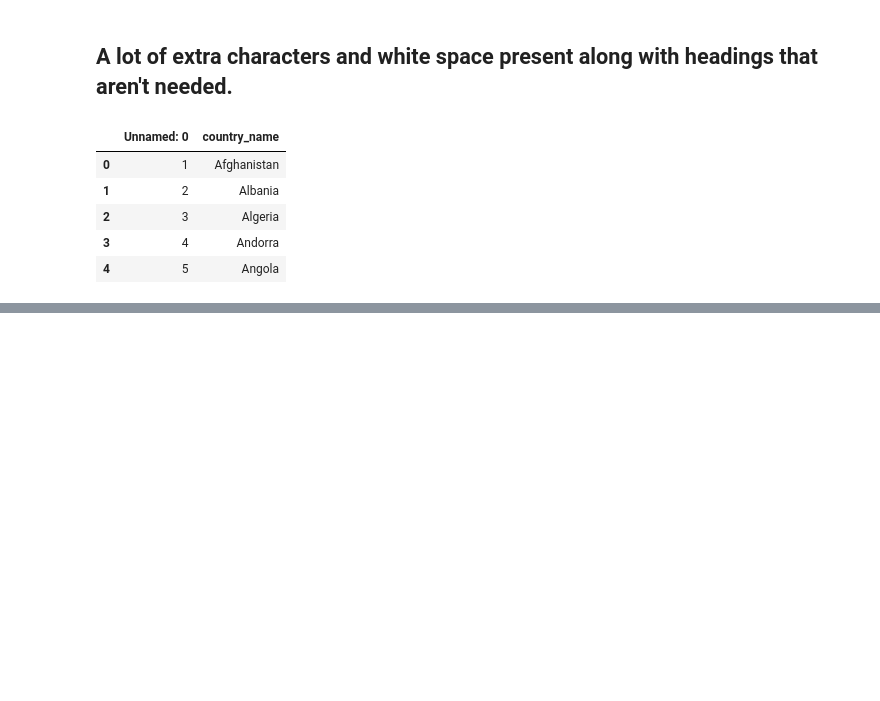
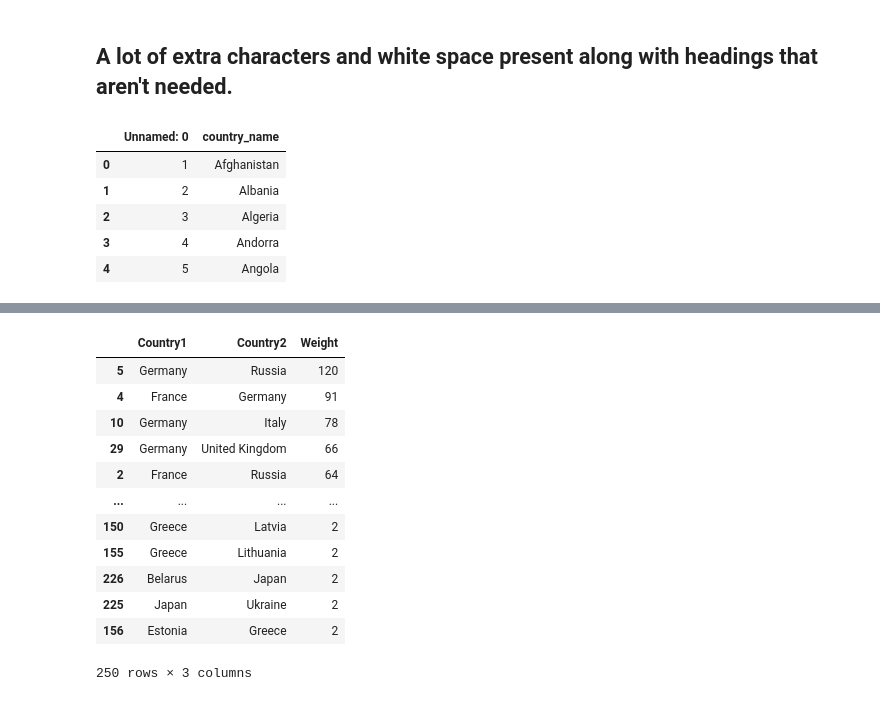
Before and after one commit to CardenCooper/20th-century, a Jupyter notebook: Exercise_1.6.ipynb, the cells around one changed output, grey strips where cells are left out. Saved outputs shown, nothing was run; the diff lists cells and outputs as text; code cells hidden in the pictures; blank space fills up the shorter version.

```diff
--- a/Exercise_1.6.ipynb
+++ b/Exercise_1.6.ipynb
@@ -182,2 +278,18 @@ relationship_df = relationship_df.groupby(["source","target"], as_index=False).s
+# %%
+relationship_df
+# %% [output]
+|  | Country1 | Country2 | Weight |
+| 5 | Germany | Russia | 120 |
+| 4 | France | Germany | 91 |
+| 10 | Germany | Italy | 78 |
+| 29 | Germany | United Kingdom | 66 |
+| 2 | France | Russia | 64 |
+| ... | ... | ... | ... |
+| 150 | Greece | Latvia | 2 |
+| 155 | Greece | Lithuania | 2 |
+| 226 | Belarus | Japan | 2 |
+| 225 | Japan | Ukraine | 2 |
+| 156 | Estonia | Greece | 2 |
+250 rows × 3 columns
 # %%
 relationship_df.to_csv("20th_century_country_relationships.csv", index=False)
```
Also changed, not shown: parts of 6 cells of this notebook, 1 other file.
